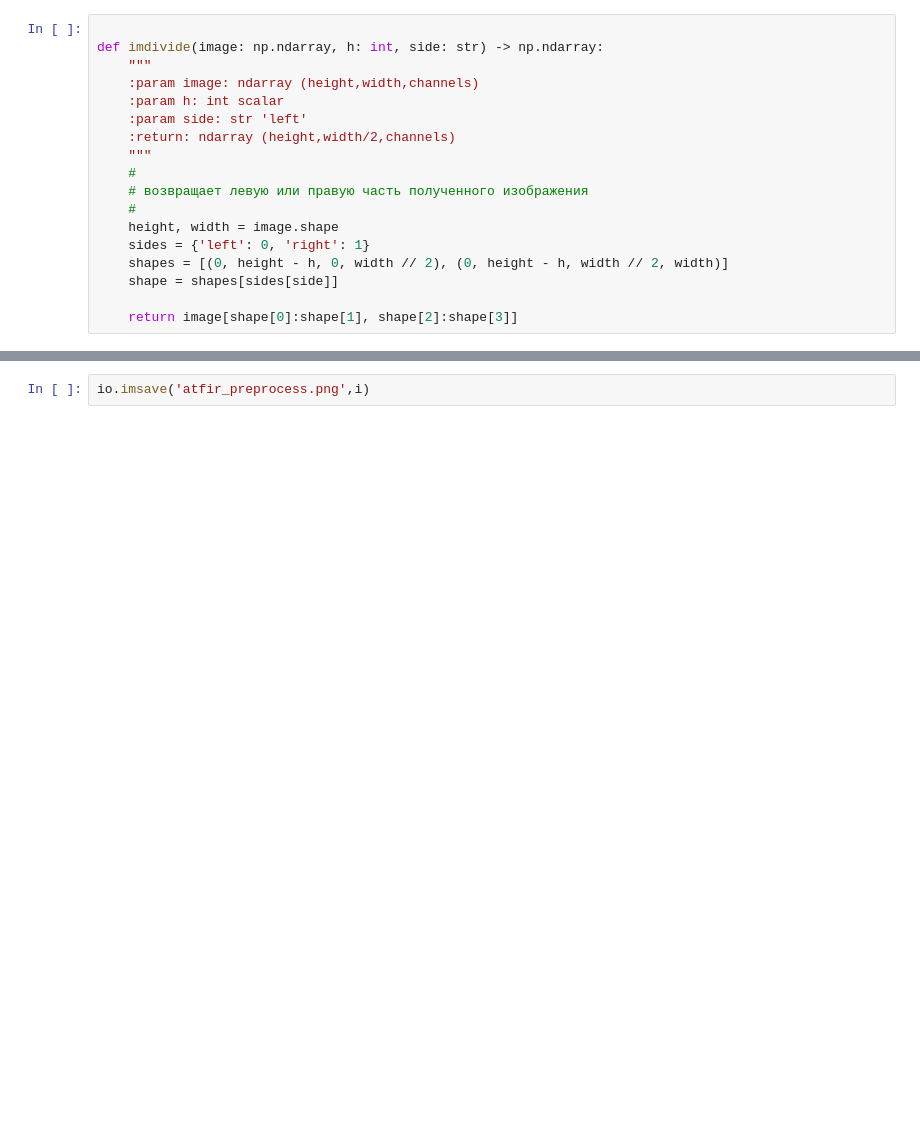
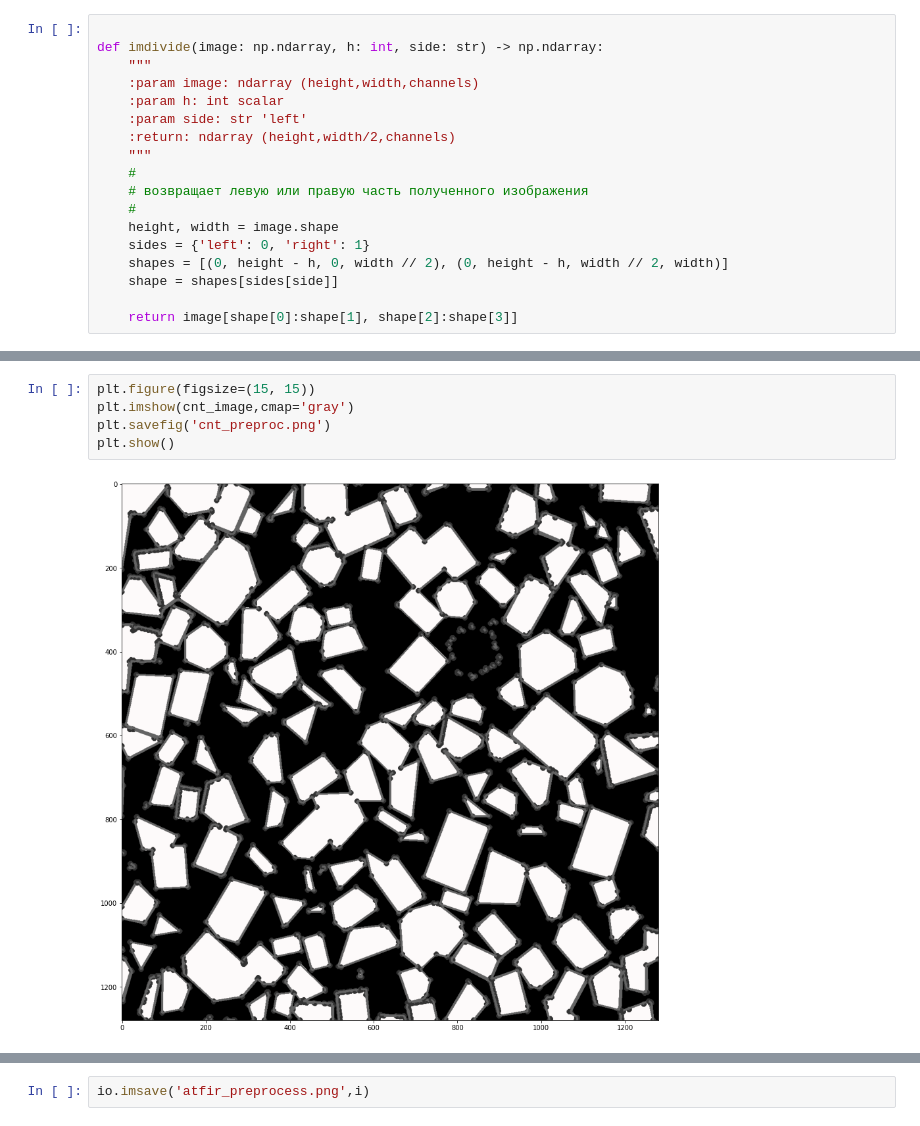
Before and after one commit to dkagramanyan/WC-Co_computer_vision, a Jupyter notebook: cv/preprocess.ipynb, the cells around one changed output, grey strips where cells are left out. Cells and saved outputs as stored; diff of their text form; blank space fills up the shorter version.

```diff
--- a/cv/preprocess.ipynb
+++ b/cv/preprocess.ipynb
@@ -202,2 +197,9 @@ y = y / norm
+# %%
+plt.figure(figsize=(15, 15))
+plt.imshow(cnt_image,cmap='gray')
+plt.savefig('cnt_preproc.png')
+plt.show()
+# %% [output]
+[figure, added]
 # %%
 plt.hist(angles,bins=18)
```
Also changed, not shown: parts of 14 cells of this notebook, 3 other files.
